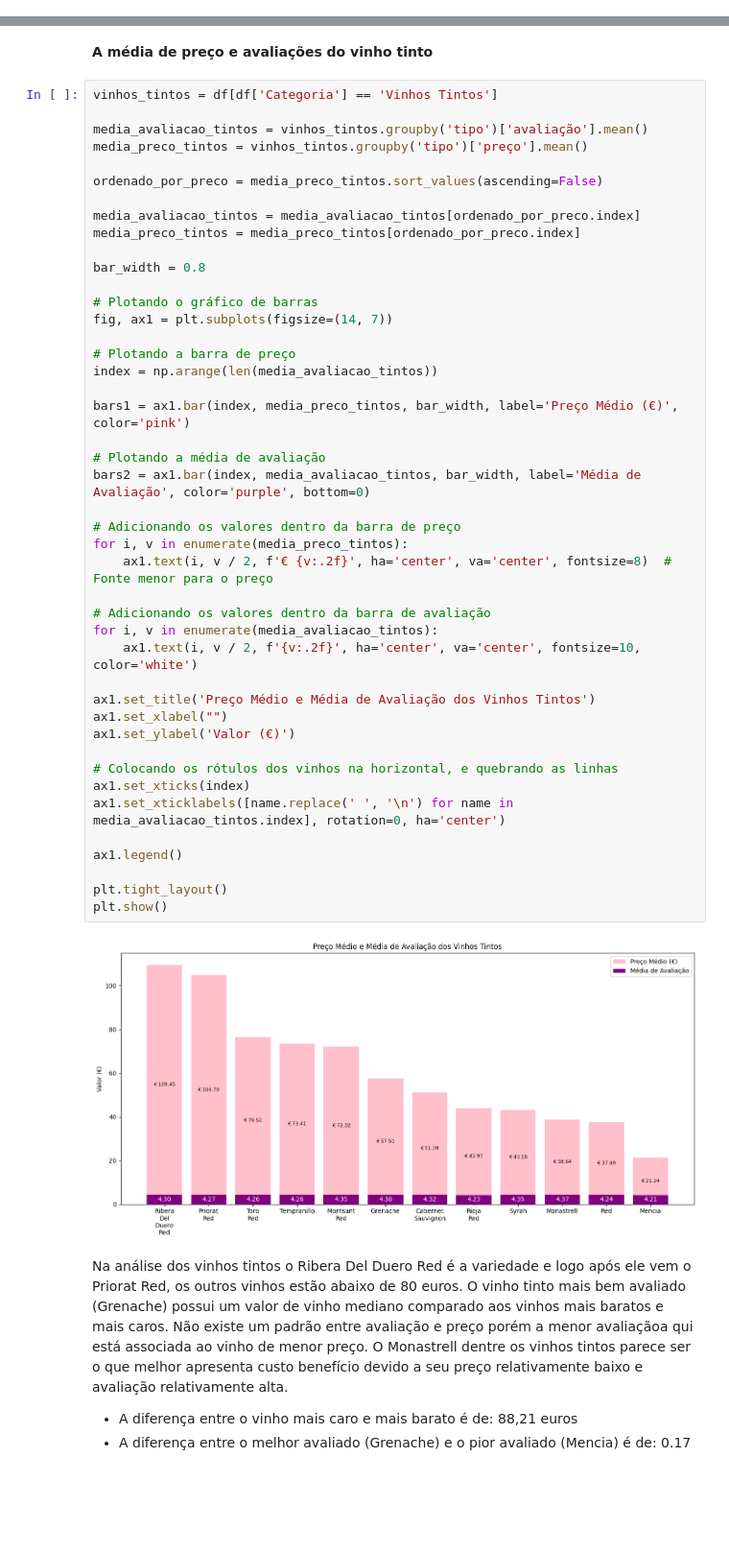
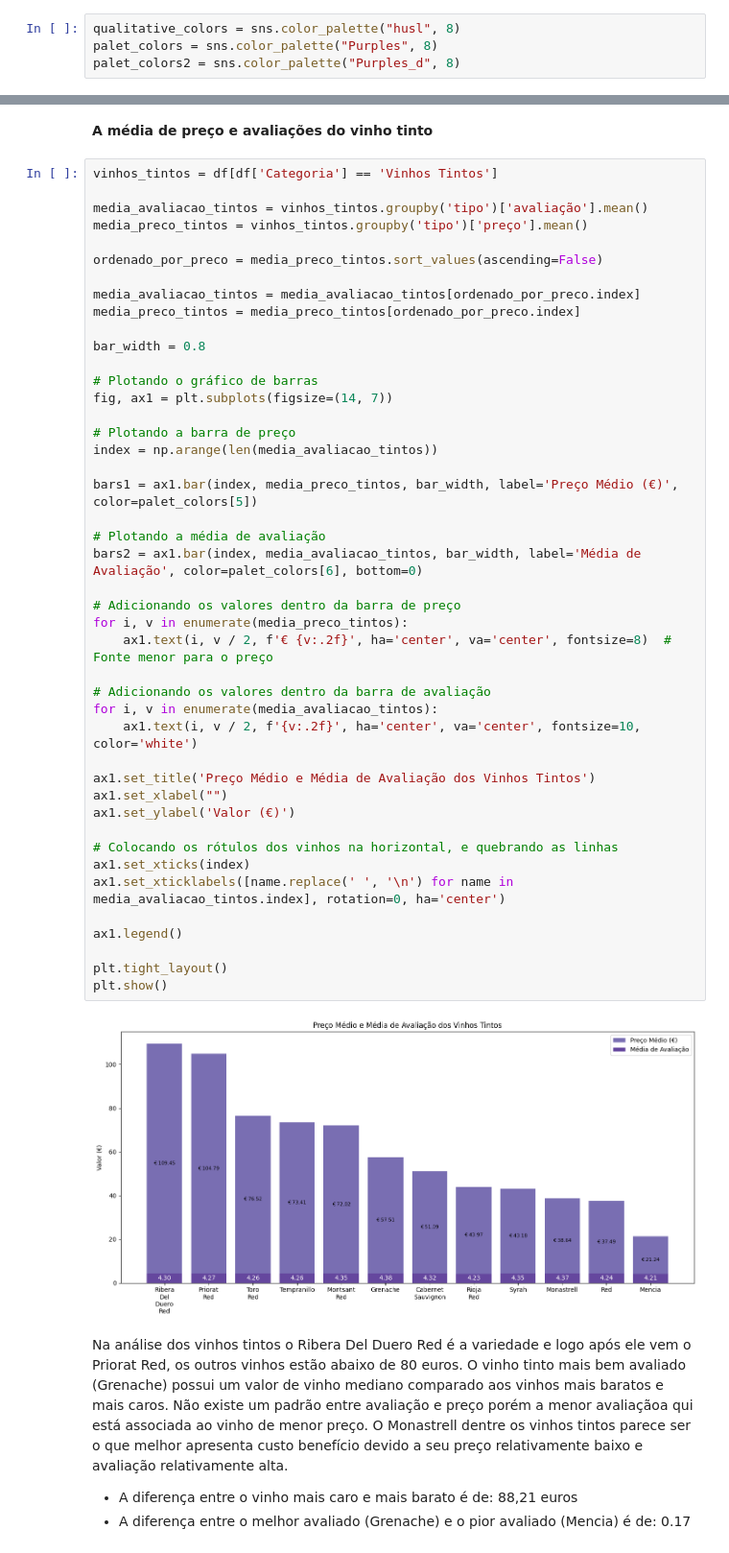
Before and after one commit to atlantico-academy/equipe5-2024.3, a Jupyter notebook: notebooks/01-exploratory_data_analysis.ipynb, the cells around one changed output, grey strips where cells are left out. Shown at 96% size. Drawn from its saved outputs; the diff is of its cells as text; blank space fills up the shorter version.

```diff
--- a/notebooks/01-exploratory_data_analysis.ipynb
+++ b/notebooks/01-exploratory_data_analysis.ipynb
@@ -12,3 +14,7 @@ from scipy.stats import linregress
+# %%
+qualitative_colors = sns.color_palette("husl", 8)
+palet_colors = sns.color_palette("Purples", 8)
+palet_colors2 = sns.color_palette("Purples_d", 8)
 # %% [markdown]
 ## 1. Leitura do conjunto de dados
 # %%
@@ -354,36 +361,36 @@ bar_width = 0.8
 # Plotando o gráfico de barras
 fig, ax1 = plt.subplots(figsize=(14, 7))
 
 # Plotando a barra de preço
 index = np.arange(len(media_avaliacao_tintos))
 
-bars1 = ax1.bar(index, media_preco_tintos, bar_width, label='Preço Médio (€)', color='pink')
+bars1 = ax1.bar(index, media_preco_tintos, bar_width, label='Preço Médio (€)', color=palet_colors[5])
 
 # Plotando a média de avaliação
-bars2 = ax1.bar(index, media_avaliacao_tintos, bar_width, label='Média de Avaliação', color='purple', bottom=0)
+bars2 = ax1.bar(index, media_avaliacao_tintos, bar_width, label='Média de Avaliação', color=palet_colors[6], bottom=0)
 
 # Adicionando os valores dentro da barra de preço
 for i, v in enumerate(media_preco_tintos):
     ax1.text(i, v / 2, f'€ {v:.2f}', ha='center', va='center', fontsize=8)  # Fonte menor para o preço
 
 # Adicionando os valores dentro da barra de avaliação
 for i, v in enumerate(media_avaliacao_tintos):
     ax1.text(i, v / 2, f'{v:.2f}', ha='center', va='center', fontsize=10, color='white')
 
 ax1.set_title('Preço Médio e Média de Avaliação dos Vinhos Tintos')
 ax1.set_xlabel("")
 ax1.set_ylabel('Valor (€)')
 
 # Colocando os rótulos dos vinhos na horizontal, e quebrando as linhas
 ax1.set_xticks(index)
 ax1.set_xticklabels([name.replace(' ', '\n') for name in media_avaliacao_tintos.index], rotation=0, ha='center')
 
 ax1.legend()
 
 plt.tight_layout()
 plt.show()
 # %% [output]
-[figure, old version]
+[figure, new version]
 # %% [markdown]
 Na análise dos vinhos tintos o Ribera Del Duero Red é a variedade e logo após ele vem o Priorat Red, os outros vinhos estão abaixo de 80 euros. O vinho tinto mais bem avaliado (Grenache) possui um valor de vinho mediano comparado aos vinhos mais baratos e mais caros. Não existe um padrão entre avaliação e preço porém a menor avaliaçãoa qui está associada ao vinho de menor preço. O Monastrell dentre os vinhos tintos parece ser o que melhor apresenta custo benefício devido a seu preço relativamente baixo e avaliação relativamente alta.
 * A diferença entre o vinho mais caro e mais barato é de: 88,21 euros
```
Also changed, not shown: parts of 20 cells of this notebook.
